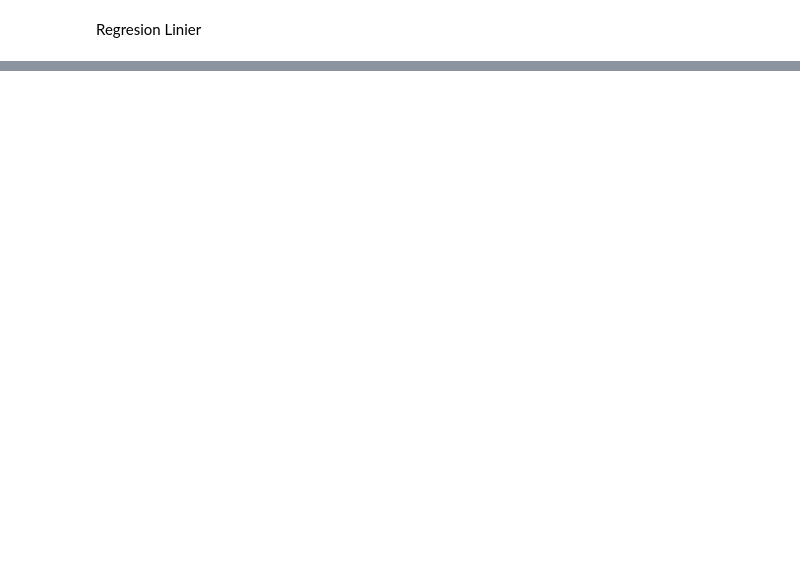
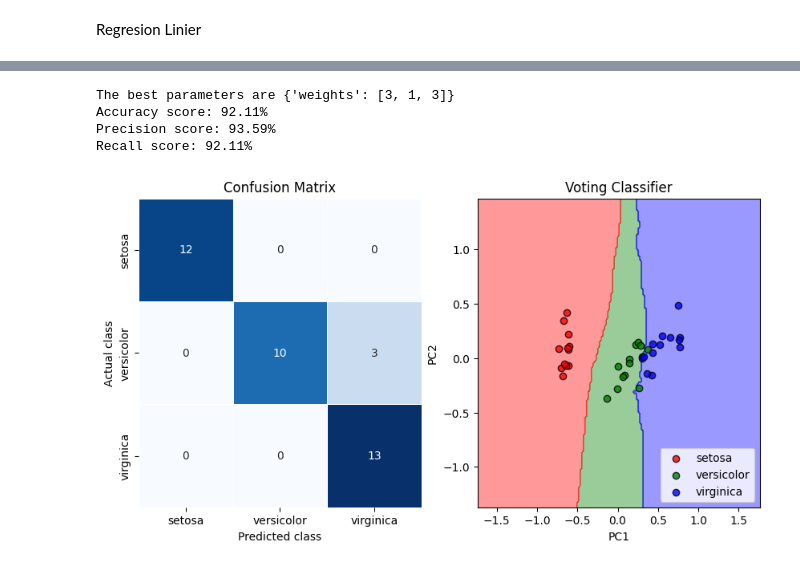
Before and after one commit to Sadam1122/Tugas-AI-Big-Data, a Jupyter notebook: Tugas_AI_Sadam.ipynb, the cells around one changed output, grey strips where cells are left out. Drawn from its saved outputs; the diff is of its cells as text; code cells hidden in the pictures; blank space fills up the shorter version.

```diff
--- a/Tugas_AI_Sadam.ipynb
+++ b/Tugas_AI_Sadam.ipynb
@@ -88,0 +147,11 @@ plt.show()
+# %%
+# Voting Classifier
+vc = VotingClassifier(estimators=[('knn', knn), ('dt', dtree), ('svc', svm_rbf)], voting='soft')
+param_grid = {'weights': [[1, 1, 1], [2, 1, 2], [3, 1, 3]]}
+run_classifier(vc, param_grid, "Voting Classifier")
+# %% [output]
+The best parameters are {'weights': [3, 1, 3]}
+Accuracy score: 92.11%
+Precision score: 93.59%
+Recall score: 92.11%
+[figure, added]
```
Also changed, not shown: parts of 16 cells of this notebook.
